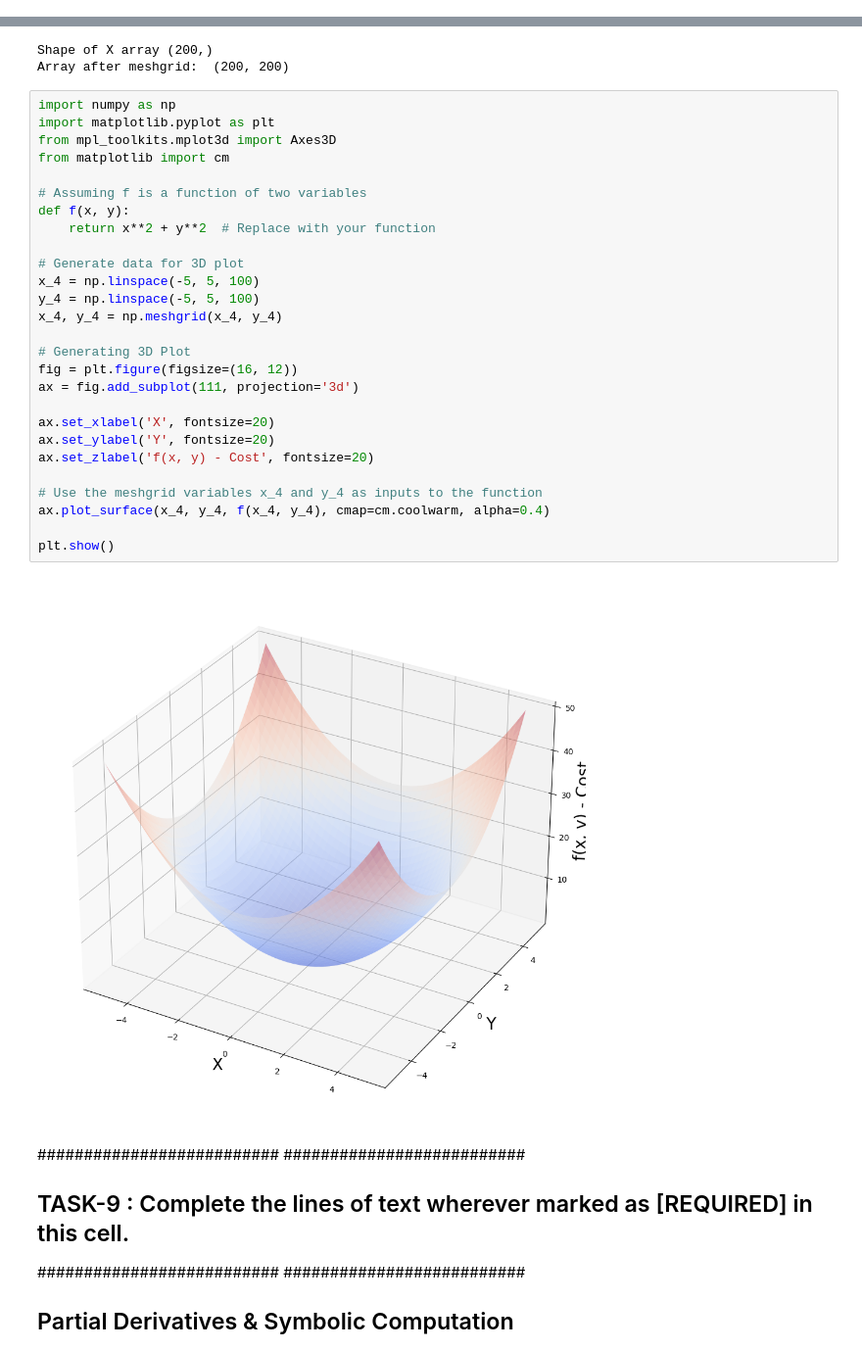
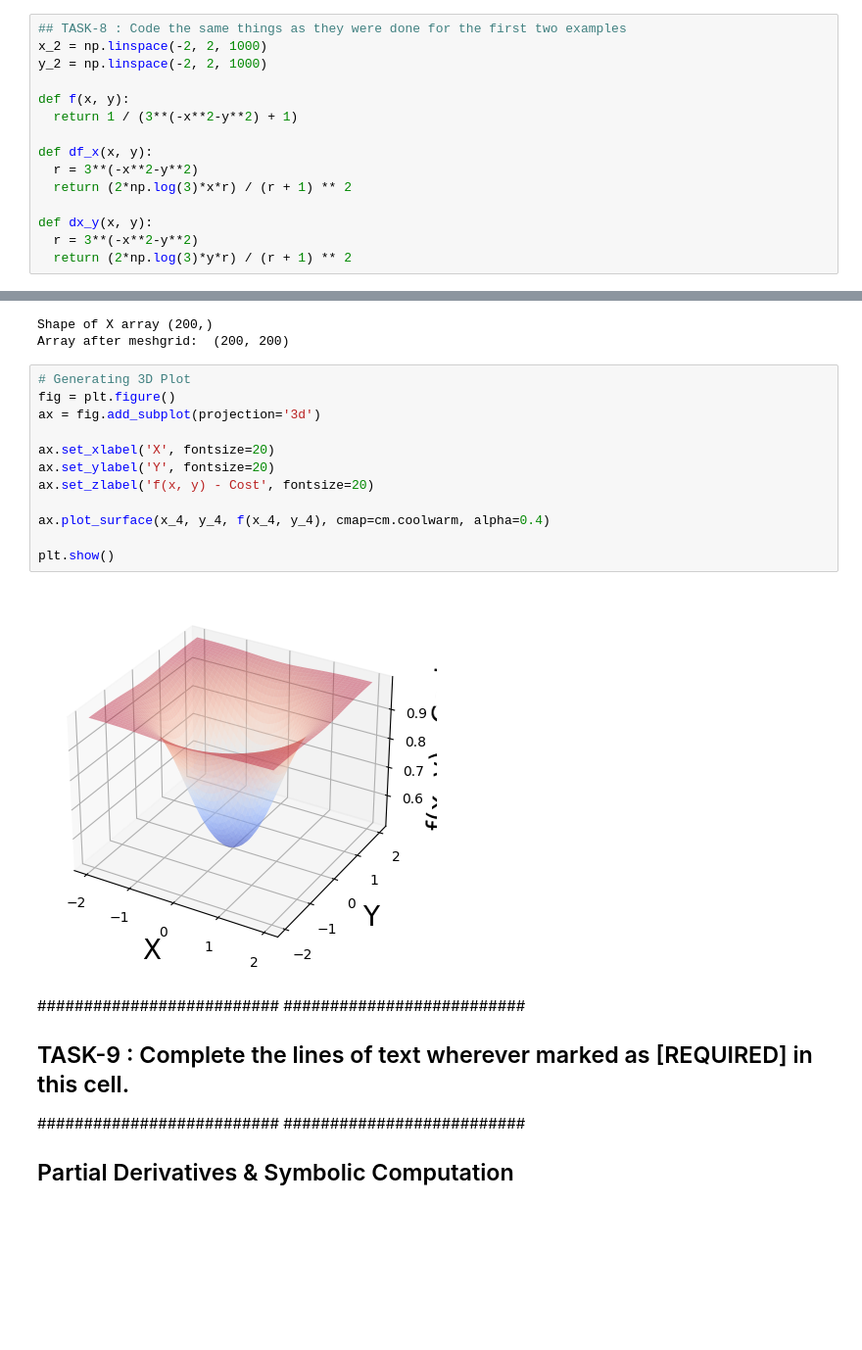
Before and after one commit to Sowmaya/FMML_COURSE_ASSIGNMENT, a Jupyter notebook: FMML_2022_Module_04_Project_2024.ipynb, the cells around one changed output, grey strips where cells are left out. Shown at 98% size. Cells and saved outputs as stored; diff of their text form; blank space fills up the shorter version.

```diff
--- a/FMML_2022_Module_04_Project_2024.ipynb
+++ b/FMML_2022_Module_04_Project_2024.ipynb
@@ -728,0 +457,15 @@ Number of steps: 54
+# %%
+## TASK-8 : Code the same things as they were done for the first two examples
+x_2 = np.linspace(-2, 2, 1000)
+y_2 = np.linspace(-2, 2, 1000)
+
+def f(x, y):
+  return 1 / (3**(-x**2-y**2) + 1)
+
+def df_x(x, y):
+  r = 3**(-x**2-y**2)
+  return (2*np.log(3)*x*r) / (r + 1) ** 2
+
+def dx_y(x, y):
+  r = 3**(-x**2-y**2)
+  return (2*np.log(3)*y*r) / (r + 1) ** 2
@@ -739,34 +512,19 @@ print('Array after meshgrid: ', x_4.shape)
 Shape of X array (200,)
 Array after meshgrid:  (200, 200)
 # %%
-import numpy as np
-import matplotlib.pyplot as plt
-from mpl_toolkits.mplot3d import Axes3D
-from matplotlib import cm
-
-# Assuming f is a function of two variables
-def f(x, y):
-    return x**2 + y**2  # Replace with your function
-
-# Generate data for 3D plot
-x_4 = np.linspace(-5, 5, 100)
-y_4 = np.linspace(-5, 5, 100)
-x_4, y_4 = np.meshgrid(x_4, y_4)
-
 # Generating 3D Plot
-fig = plt.figure(figsize=(16, 12))
-ax = fig.add_subplot(111, projection='3d')
+fig = plt.figure()
+ax = fig.add_subplot(projection='3d')
 
 ax.set_xlabel('X', fontsize=20)
 ax.set_ylabel('Y', fontsize=20)
 ax.set_zlabel('f(x, y) - Cost', fontsize=20)
 
-# Use the meshgrid variables x_4 and y_4 as inputs to the function
 ax.plot_surface(x_4, y_4, f(x_4, y_4), cmap=cm.coolwarm, alpha=0.4)
 
 plt.show()
 # %% [output]
-[figure, old version]
+[figure, new version]
 # %% [markdown]
 ##########################
 ##########################
```
Also changed, not shown: parts of 30 cells of this notebook.
